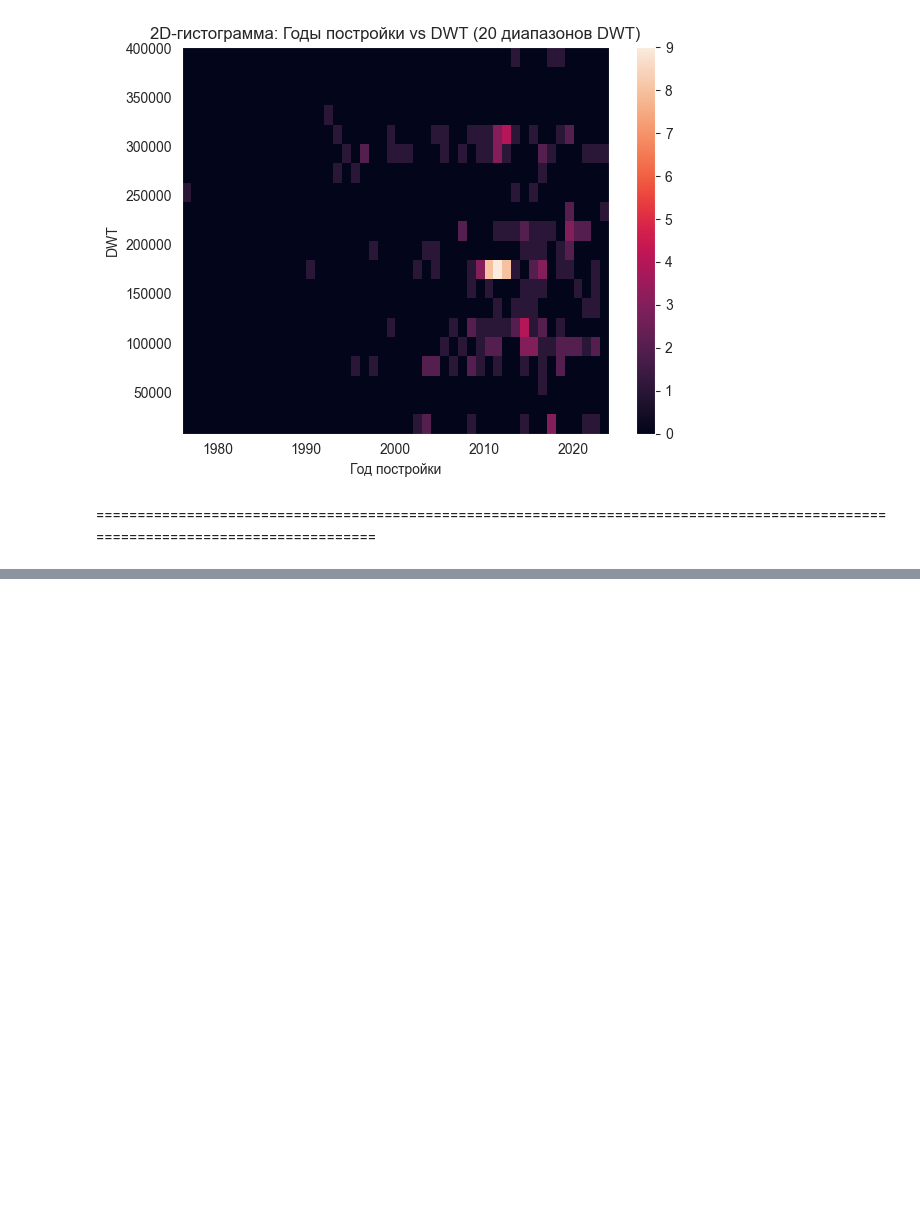
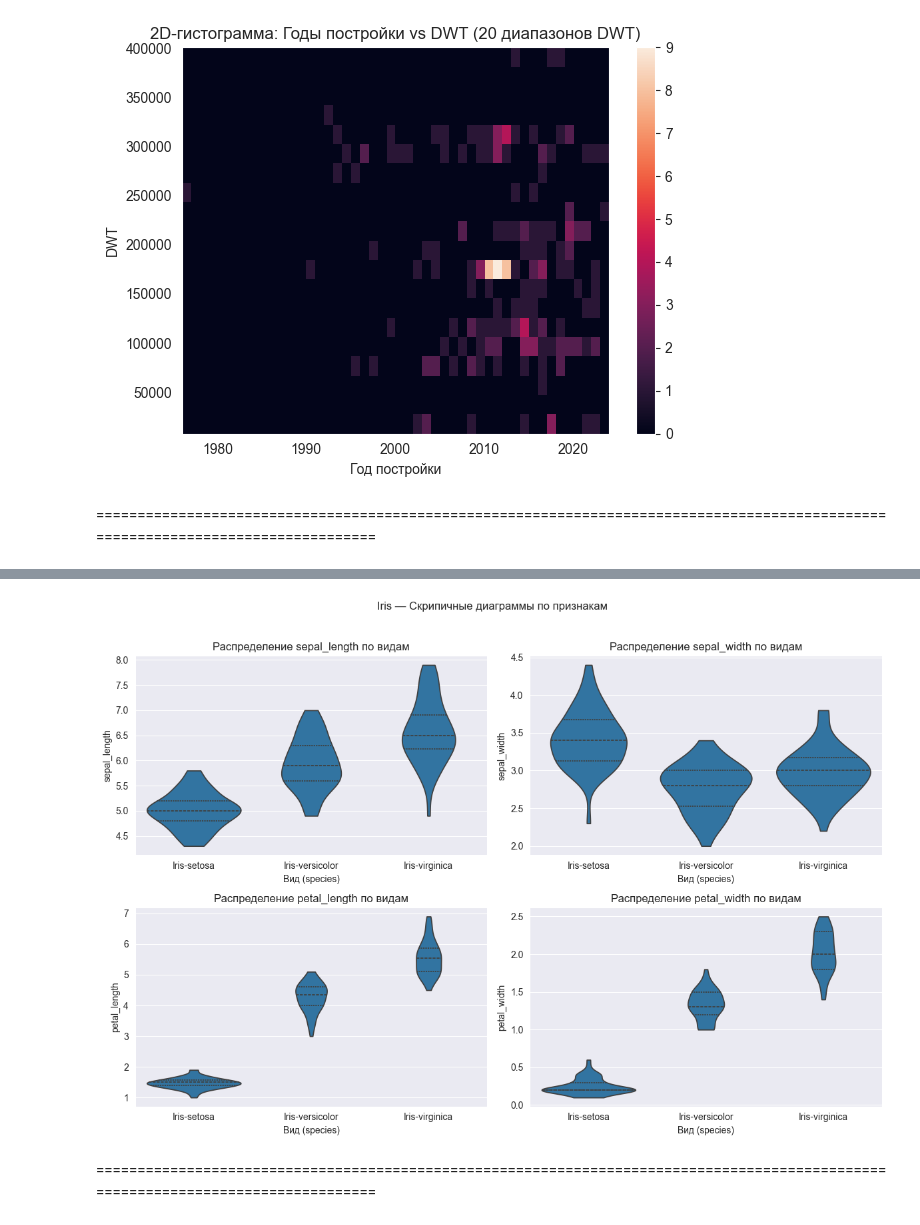
Before and after one commit to b4lk4r/YPP, a Jupyter notebook: laba_2/sample.ipynb, the cells around one changed output, grey strips where cells are left out. Saved outputs shown, nothing was run; the diff lists cells and outputs as text; code cells hidden in the pictures; blank space fills up the shorter version.

```diff
--- a/laba_2/sample.ipynb
+++ b/laba_2/sample.ipynb
@@ -119,0 +161,28 @@ plt.show()
+# %%
+# 2) Скрипичные диаграммы (Violinplot) для каждого признака по видам
+features = ['sepal_length', 'sepal_width', 'petal_length', 'petal_width']
+species = 'species'
+
+fig, axes = plt.subplots(2, 2, figsize=(12, 8))
+axes = axes.ravel()
+
+for i, feat in enumerate(features):
+    ax = axes[i]
+    sns.violinplot(
+        data=iris,
+        x=species, y=feat,
+        ax=ax,
+        inner='quartile',  # внутри покажем квартильные линии
+        cut=0
+    )
+    ax.set_title(f'Распределение {feat} по видам')
+    ax.set_xlabel('Вид (species)')
+    ax.set_ylabel(feat)
+
+fig.suptitle('Iris — Скрипичные диаграммы по признакам', y=1.02)
+plt.tight_layout()
+plt.show()
+# %% [output]
+[figure, added]
+# %% [markdown]
+==================================================================================================================================
```
Also changed, not shown: parts of 4 cells of this notebook.
